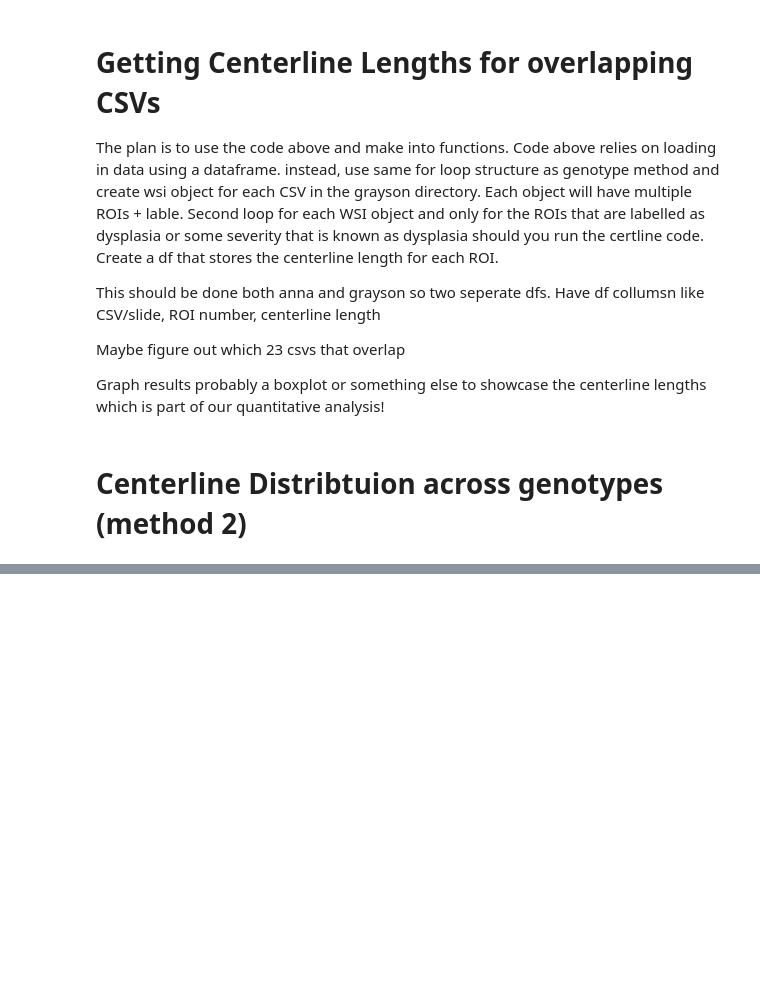
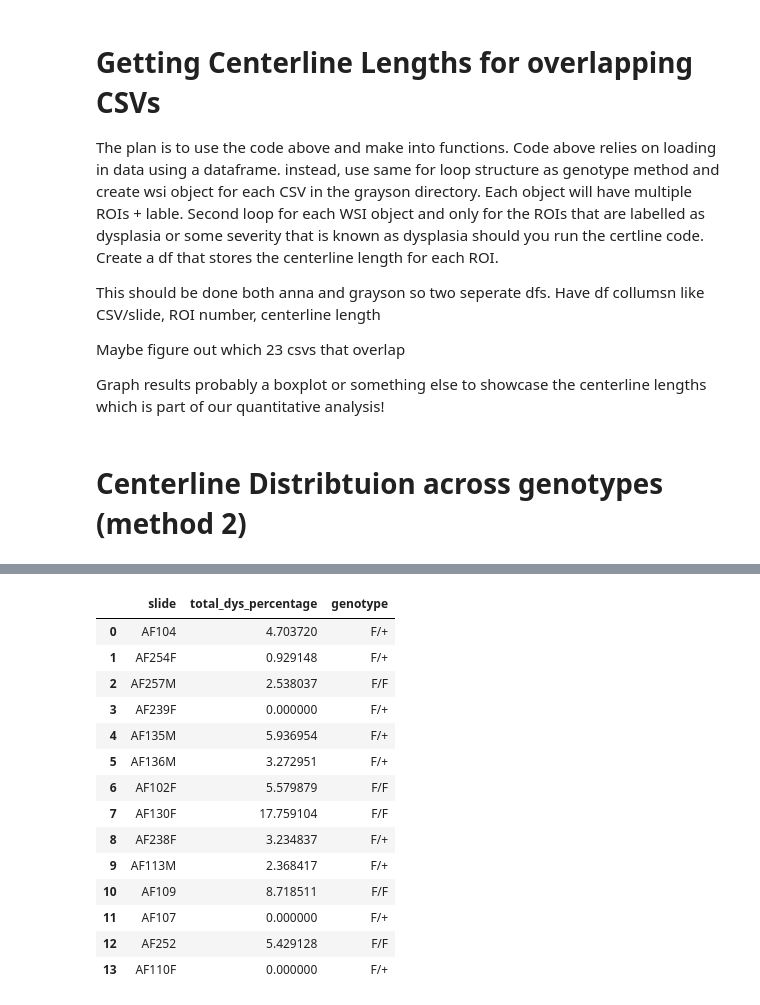
Before and after one commit to Satanna1/Cancer_Project_2025, a Jupyter notebook: Qualitative_Notebook.ipynb, the cells around one changed output, grey strips where cells are left out. Saved outputs shown, nothing was run; the diff lists cells and outputs as text; code cells hidden in the pictures; blank space fills up the shorter version.

```diff
--- a/Qualitative_Notebook.ipynb
+++ b/Qualitative_Notebook.ipynb
@@ -1561,0 +1626,18 @@ else:
+# %%
+results_pct
+# %% [output]
+|  | slide | total_dys_percentage | genotype |
+| 0 | AF104 | 4.703720 | F/+ |
+| 1 | AF254F | 0.929148 | F/+ |
+| 2 | AF257M | 2.538037 | F/F |
+| 3 | AF239F | 0.000000 | F/+ |
+| 4 | AF135M | 5.936954 | F/+ |
+| 5 | AF136M | 3.272951 | F/+ |
+| 6 | AF102F | 5.579879 | F/F |
+| 7 | AF130F | 17.759104 | F/F |
+| 8 | AF238F | 3.234837 | F/+ |
+| 9 | AF113M | 2.368417 | F/+ |
+| 10 | AF109 | 8.718511 | F/F |
+| 11 | AF107 | 0.000000 | F/+ |
+| 12 | AF252 | 5.429128 | F/F |
+| 13 | AF110F | 0.000000 | F/+ |
```
Also changed, not shown: parts of 14 cells of this notebook, 2 other files.
